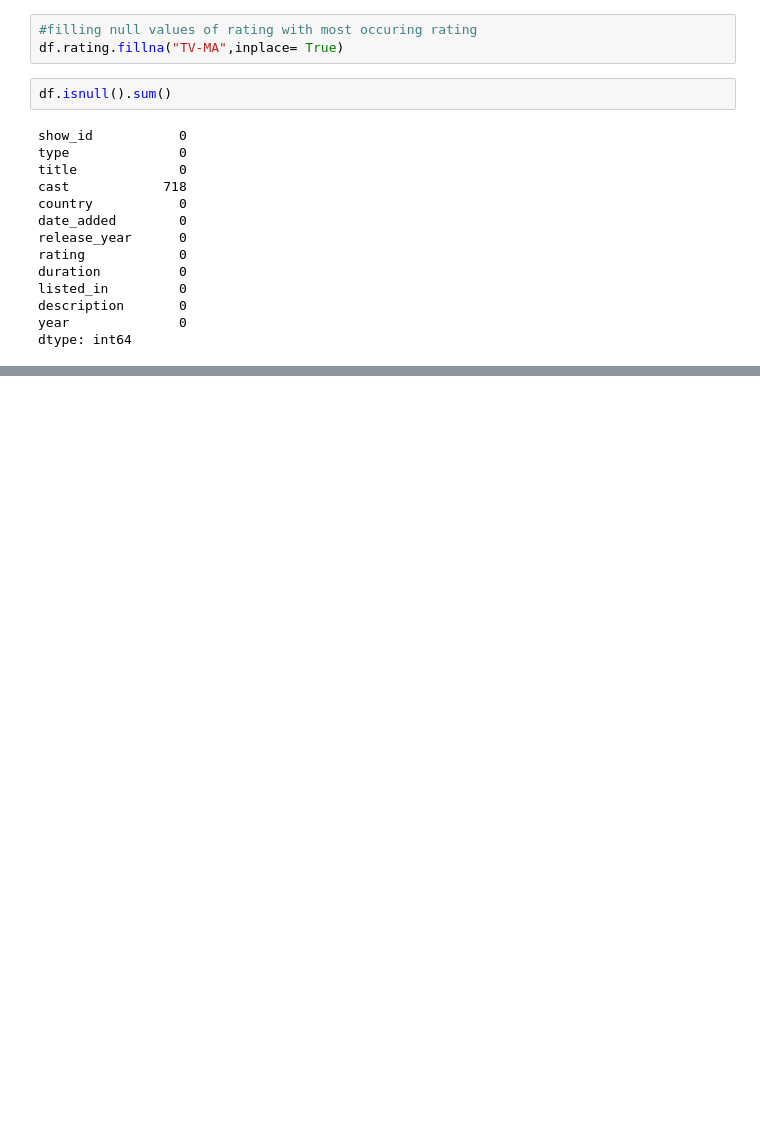
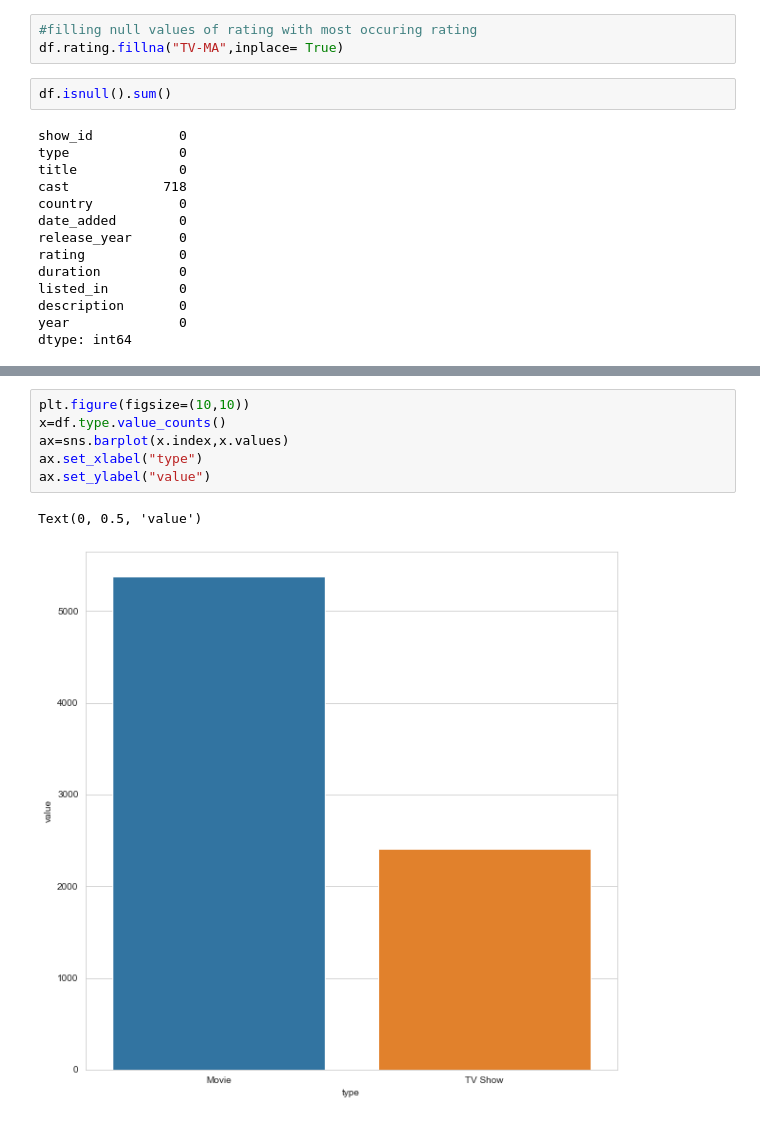
Before and after one commit to Rahulraj31/Netflix-Data-EDA, a Jupyter notebook: Untitled.ipynb, the cells around one changed output, grey strips where cells are left out. Saved outputs shown, nothing was run; the diff lists cells and outputs as text; blank space fills up the shorter version.

```diff
--- a/Untitled.ipynb
+++ b/Untitled.ipynb
@@ -202,0 +210,9 @@ dtype: int64
+# %%
+plt.figure(figsize=(10,10))
+x=df.type.value_counts()
+ax=sns.barplot(x.index,x.values)
+ax.set_xlabel("type")
+ax.set_ylabel("value")
+# %% [output]
+Text(0, 0.5, 'value')
+[figure, added]
```
Also changed, not shown: parts of 8 cells of this notebook.
